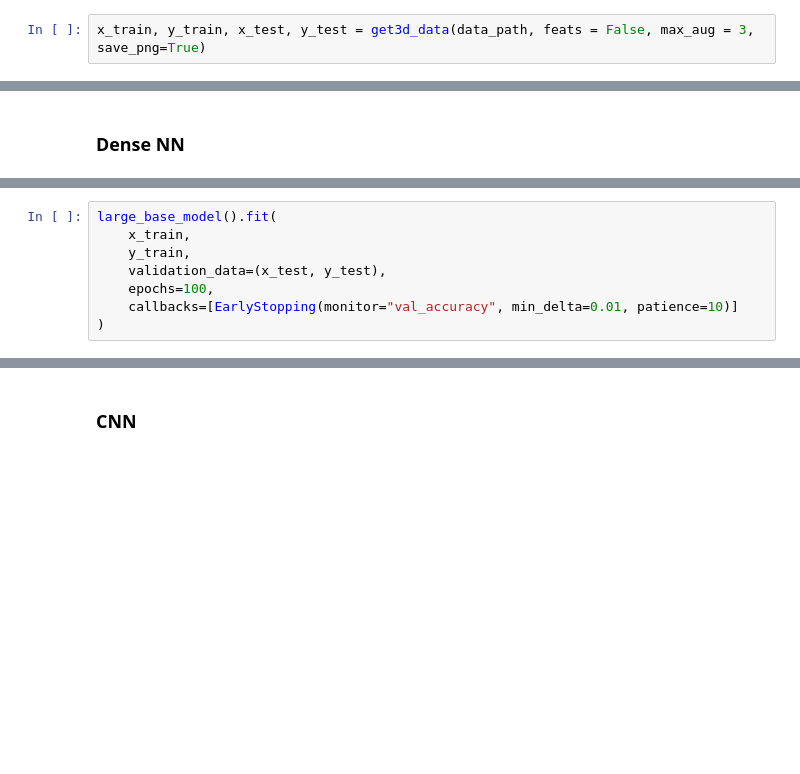
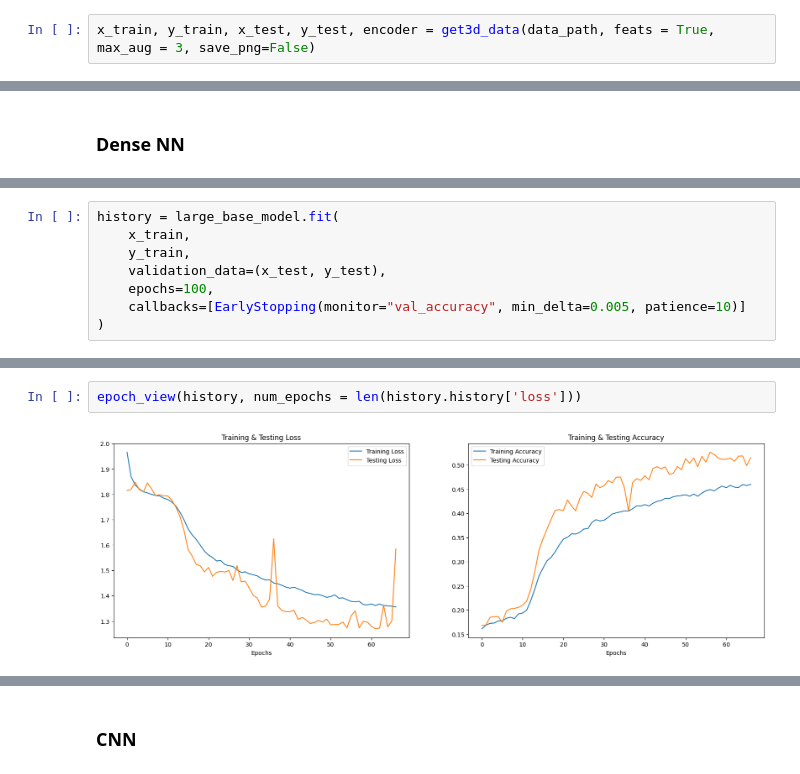
Before and after one commit to RobertoStaino/SER, a Jupyter notebook: cnn_spectrogram.ipynb, the cells around one changed output, grey strips where cells are left out. Cells and saved outputs as stored; diff of their text form; blank space fills up the shorter version.

```diff
--- a/cnn_spectrogram.ipynb
+++ b/cnn_spectrogram.ipynb
@@ -50,4 +51,4 @@ data_path = data_path()
 # %%
 #train, test = train_test_split(data_path, random_state=42, shuffle=True)
 # %%
-x_train, y_train, x_test, y_test = get3d_data(data_path, feats = False, max_aug = 3, save_png=True)
+x_train, y_train, x_test, y_test, encoder = get3d_data(data_path, feats = True, max_aug = 3, save_png=False)
@@ -157,8 +129,8 @@ def large_base_model():
 # %%
-large_base_model().fit(
+history = large_base_model.fit(
     x_train,
     y_train,
     validation_data=(x_test, y_test),
     epochs=100,
-    callbacks=[EarlyStopping(monitor="val_accuracy", min_delta=0.01, patience=10)]
+    callbacks=[EarlyStopping(monitor="val_accuracy", min_delta=0.005, patience=10)]
 )
@@ -164,0 +162,4 @@ large_base_model().fit(
+# %%
+epoch_view(history, num_epochs = len(history.history['loss']))
+# %% [output]
+[figure, added]
```
Also changed, not shown: parts of 13 cells of this notebook, 4 other files.
